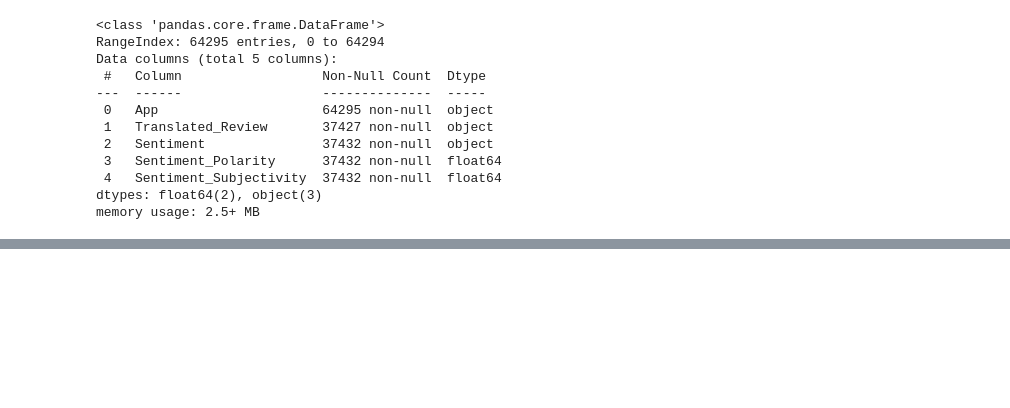
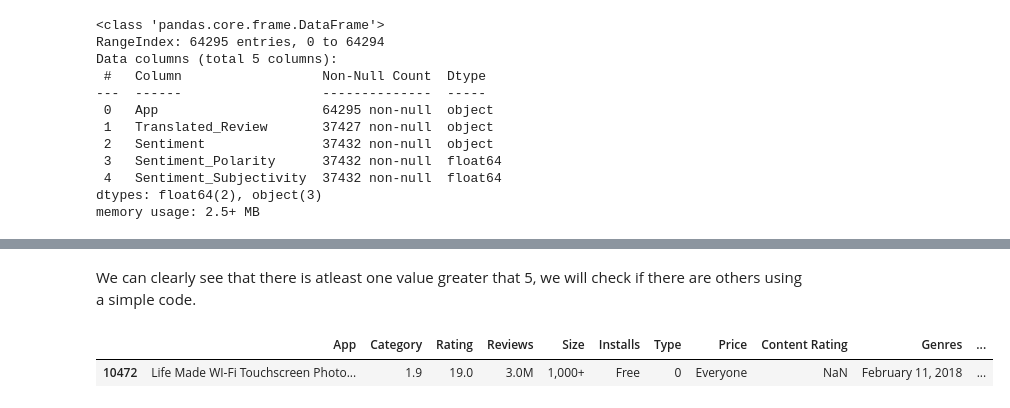
Before and after one commit to kishor0896/playstorereviewanalysis, a Jupyter notebook: Copy_of_Copy_of_Copy_of_Play_Store_App_Review_Analysis_Capstone_Project.ipynb, the cells around one changed output, grey strips where cells are left out. Saved outputs shown, nothing was run; the diff lists cells and outputs as text; code cells hidden in the pictures; blank space fills up the shorter version.

```diff
--- a/Copy_of_Copy_of_Copy_of_Play_Store_App_Review_Analysis_Capstone_Project.ipynb
+++ b/Copy_of_Copy_of_Copy_of_Play_Store_App_Review_Analysis_Capstone_Project.ipynb
@@ -119,0 +170,7 @@ memory usage: 2.5+ MB
+# %% [markdown]
+We can clearly see that there is atleast one value greater that 5, we will check if there are others using a simple code.
+# %%
+df_app[df_app['Rating'] > 5]
+# %% [output]
+|  | App | Category | Rating | Reviews | Size | Installs | Type | Price | Content Rating | Genres | ... |
+| 10472 | Life Made WI-Fi Touchscreen Photo... | 1.9 | 19.0 | 3.0M | 1,000+ | Free | 0 | Everyone | NaN | February 11, 2018 | ... |
```
Also changed, not shown: parts of 7 cells of this notebook.
